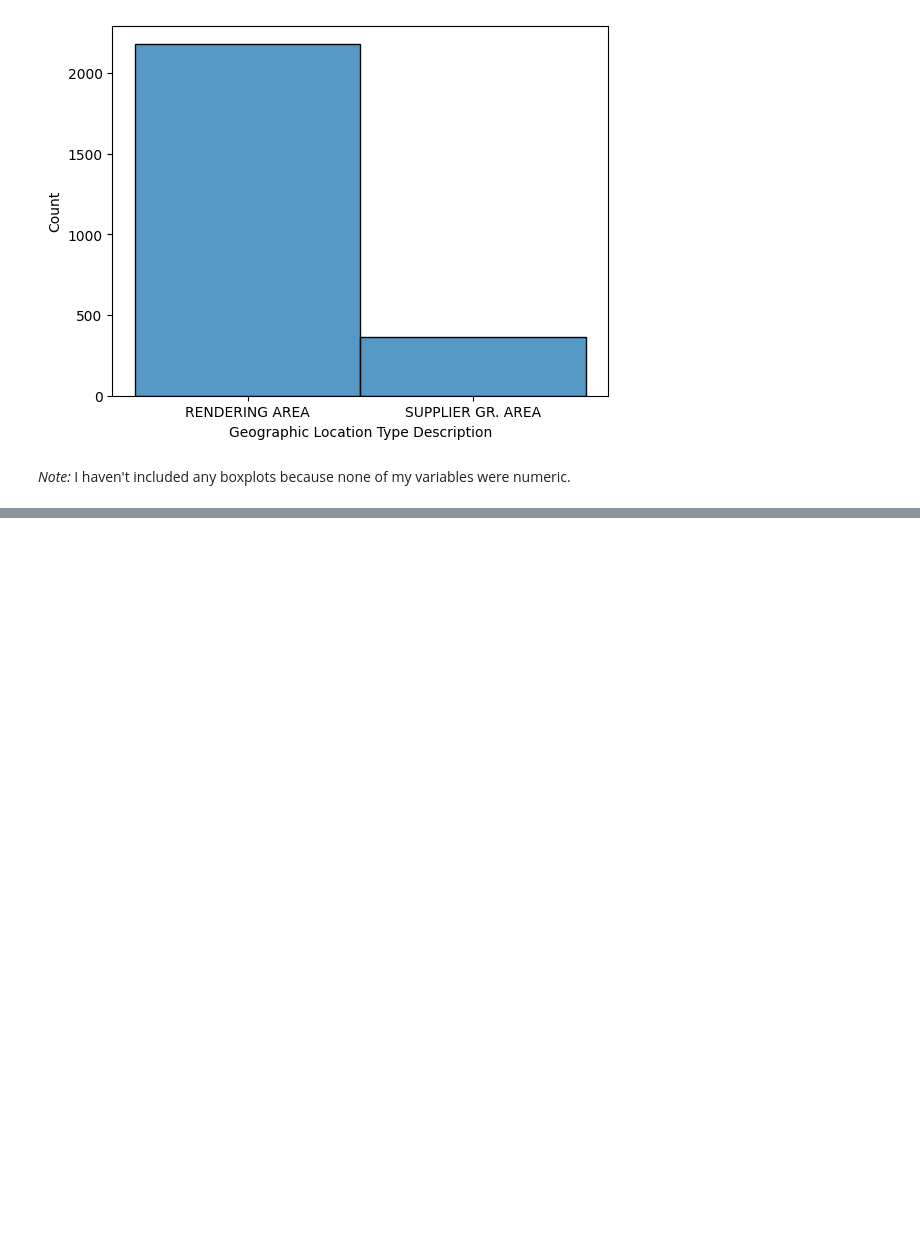
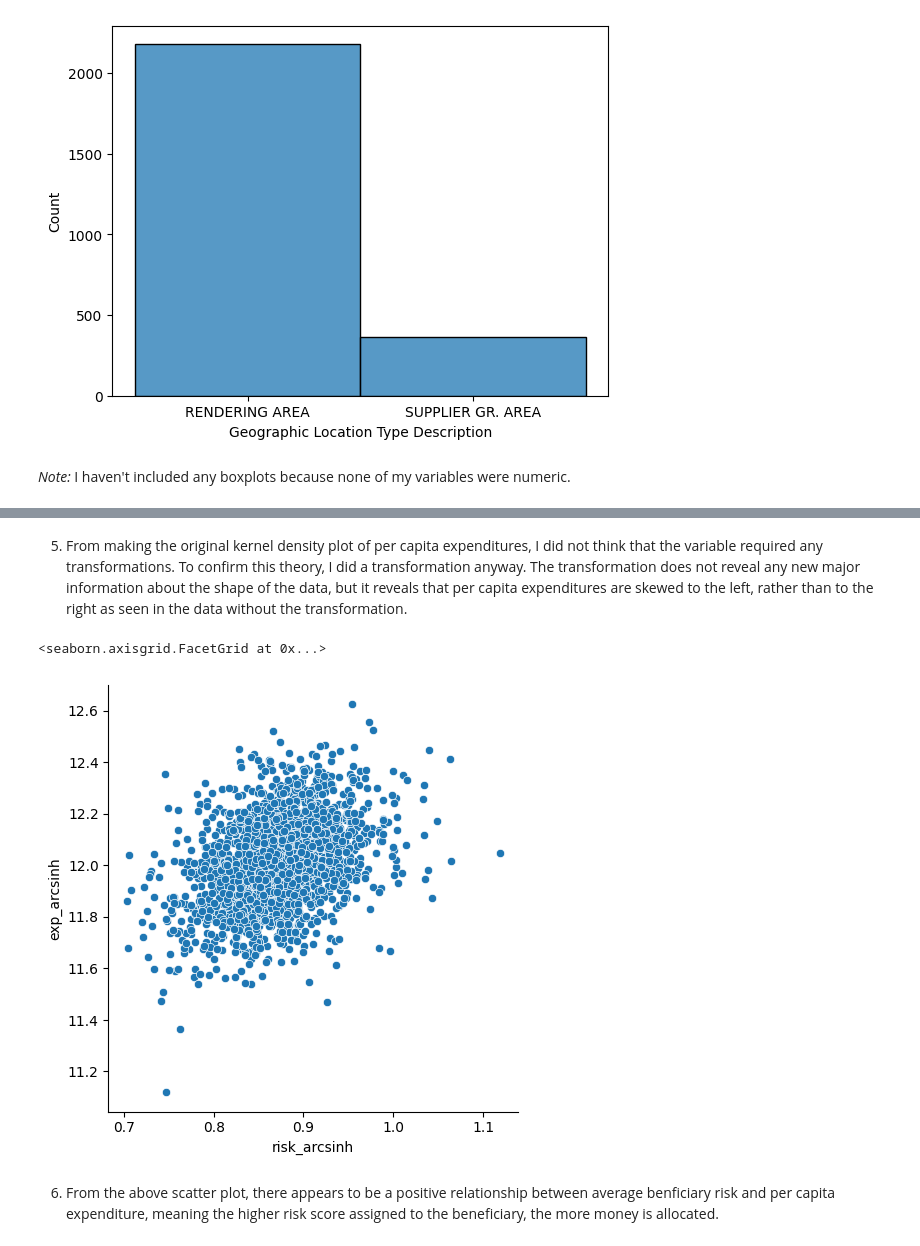
Before and after one commit to kelseymatsik/visualization, a Jupyter notebook: assignment/assignment.ipynb, the cells around one changed output, grey strips where cells are left out. Drawn from its saved outputs; the diff is of its cells as text; code cells hidden in the pictures; blank space fills up the shorter version.

```diff
--- a/assignment/assignment.ipynb
+++ b/assignment/assignment.ipynb
@@ -374,0 +388,13 @@ The results of the kernel density plot do not appear to need any transformations
+# %% [markdown]
+5. From making the original kernel density plot of per capita expenditures, I did not think that the variable required any transformations. To confirm this theory, I did a transformation anyway. The transformation does not reveal any new major information about the shape of the data, but it reveals that per capita expenditures are skewed to the left, rather than to the right as seen in the data without the transformation.
+# %%
+# Convert avg risk score to numeric and transform it
+df2["Avg_Risk_Score_ESRD"] = pd.to_numeric(df2["Avg_Risk_Score_ESRD"], errors="coerce")
+df2["risk_arcsinh"] = np.arcsinh(df2['Avg_Risk_Score_ESRD'])
+
+sns.relplot(data=df2, x="risk_arcsinh", y="exp_arcsinh")
+# %% [output]
+<seaborn.axisgrid.FacetGrid at 0x...>
+[figure, added]
+# %% [markdown]
+6. From the above scatter plot, there appears to be a positive relationship between average benficiary risk and per capita expenditure, meaning the higher risk score assigned to the beneficiary, the more money is allocated.
```
Also changed, not shown: parts of 14 cells of this notebook.
